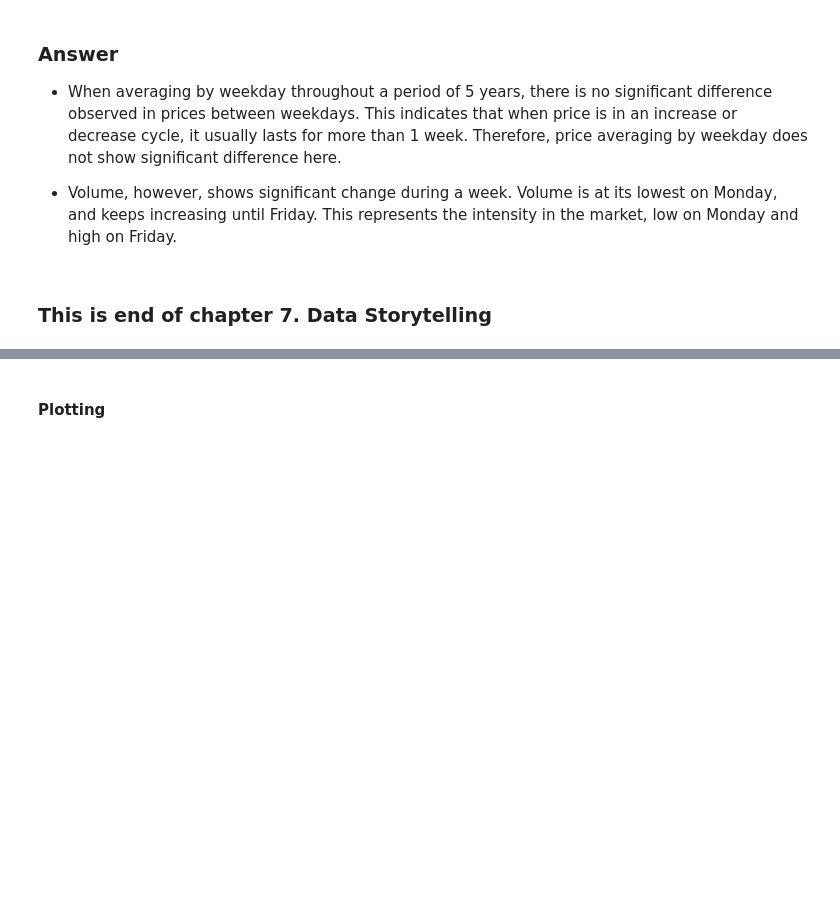
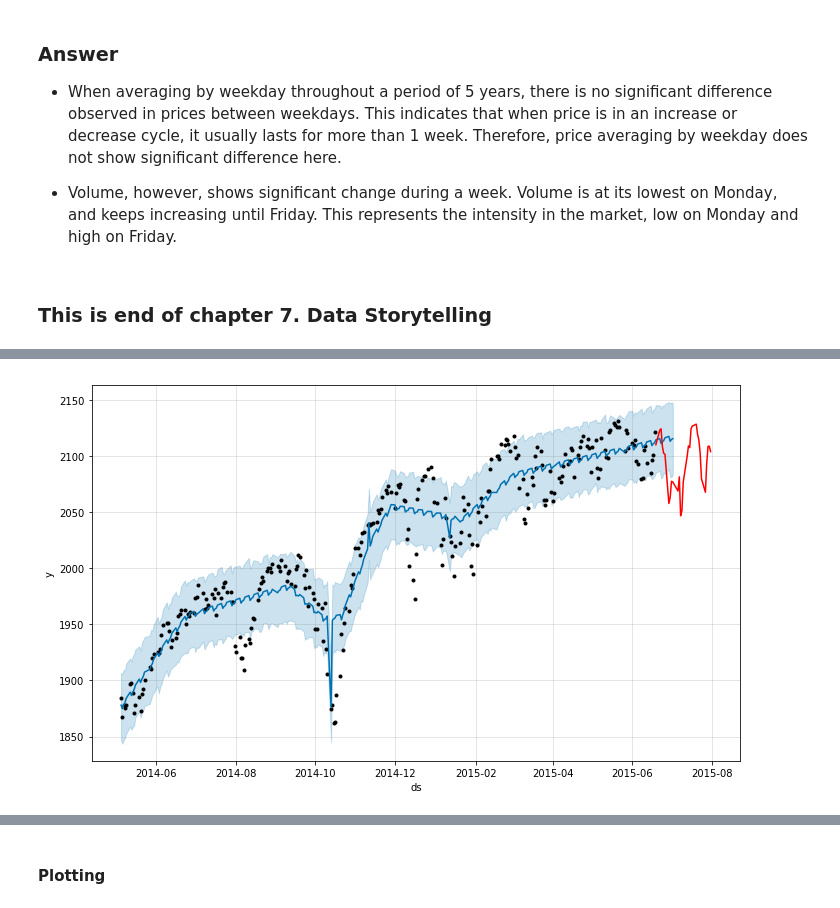
Before and after one commit to qnguyen1010/Springboard, a Jupyter notebook: SP500__Capstone1__QN.ipynb, the cells around one changed output, grey strips where cells are left out. Saved outputs shown, nothing was run; the diff lists cells and outputs as text; code cells hidden in the pictures; blank space fills up the shorter version.

Commit message:
models applied

```diff
--- a/SP500__Capstone1__QN.ipynb
+++ b/SP500__Capstone1__QN.ipynb
@@ -336,0 +344,86 @@ df.head()
+# %%
+# Use out of box model to demonstrate prediction at different points in time
+# with different prediction length
+
+from fbprophet import Prophet
+import logging
+
+logging.getLogger().setLevel(logging.ERROR)
+
+# Create input dataframe
+prophet_df = df[['Date', 'Adj Close']]
+
+# Rename to ds and y
+prophet_df.columns = ['ds', 'y']
+
+
+# Create holidays & special events
+playoffs = pd.DataFrame({
+  'holiday': 'playoff',
+  'ds': pd.to_datetime(['2014-01-12', '2014-01-19',
+                        '2014-02-02', '2015-01-11', '2016-01-17',
+                        '2016-01-24', '2016-02-07']),
+  'lower_window': 0,
+  'upper_window': 1,
+})
+superbowls = pd.DataFrame({
+  'holiday': 'superbowl',
+  'ds': pd.to_datetime(['2016-02-07']),
+  'lower_window': 0,
+  'upper_window': 1,
+})
+holidays = pd.concat((playoffs, superbowls))
+
+# Prediction Size
+H = [10, 20, 30]
+Hmax = H[-1]
+
+# Initiate min error
+min_mape = 100.0
+
+# End points of training set
+div_ratio = [0.25, 0.5, 0.75, 1.0]
+
+for div_point in div_ratio:
+    for prediction_size in H:
+        div = np.int(len(prophet_df)*div_point) #+ 1
+        train_prophet = prophet_df[:(div - Hmax)]    # -prediction_size]
+        train_end = len(train_prophet)
+        test_end = train_end + prediction_size
+
+        if test_end > len(prophet_df):
+            print('test set out of boundary')
+
+        default = Prophet(holidays = holidays)
+        default.add_country_holidays(country_name='US')
+        default.fit(train_prophet)
+        future_def = default.make_future_dataframe(periods = prediction_size)
+        future_def['ds'] = prophet_df['ds'][:len(future_def)] # do this to fix the 'ds' column in future dataframe
+
+        forecast_def = default.predict(future_def) # The predict method will assign each row in future a predicted value which it names yhat.
+
+        train_error_def = 100*np.abs(forecast_def['yhat'][:train_end] - prophet_df['y'][:train_end])/prophet_df['y'][:train_end]
+        test_error_def = 100*np.abs(forecast_def['yhat'][train_end:test_end] - prophet_df['y'][train_end:test_end])/prophet_df['y'][train_end:test_end]
+
+
+        train_mape_def = train_error_def.mean()
+        test_mape_def = test_error_def.mean()
+
+        print(div_point, prediction_size, train_mape_def, test_mape_def)
+
+        default.plot(forecast_def)
+        plt.plot(prophet_df['ds'][train_end:div], prophet_df['y'][train_end:div], c='red')
+        plt.show()
+
+
+#                        if mape < min_mape:
+#                            min_mape = mape
+#                            min_i = i
+#                            min_j = j
+#                            min_k = k
+#                            min_l = l
+#                            min_m = m
+
+#print('Minimum value of Mean absolute percentage error (%) = ', min_mape)
+#print(min_i, min_j, min_k, min_l, min_m)
+# %% [output]
@@ -336,0 +431 @@ df.head()
+[figure, added]
```
Also changed, not shown: parts of 59 cells of this notebook.
